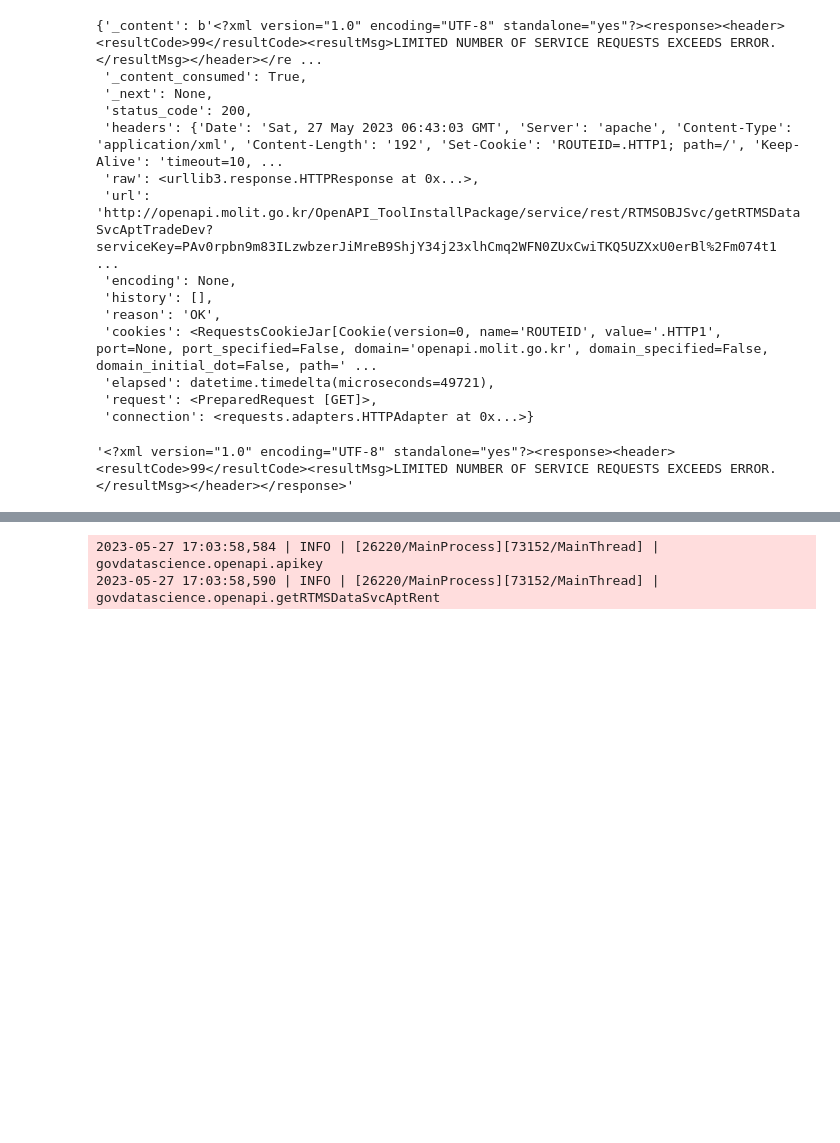
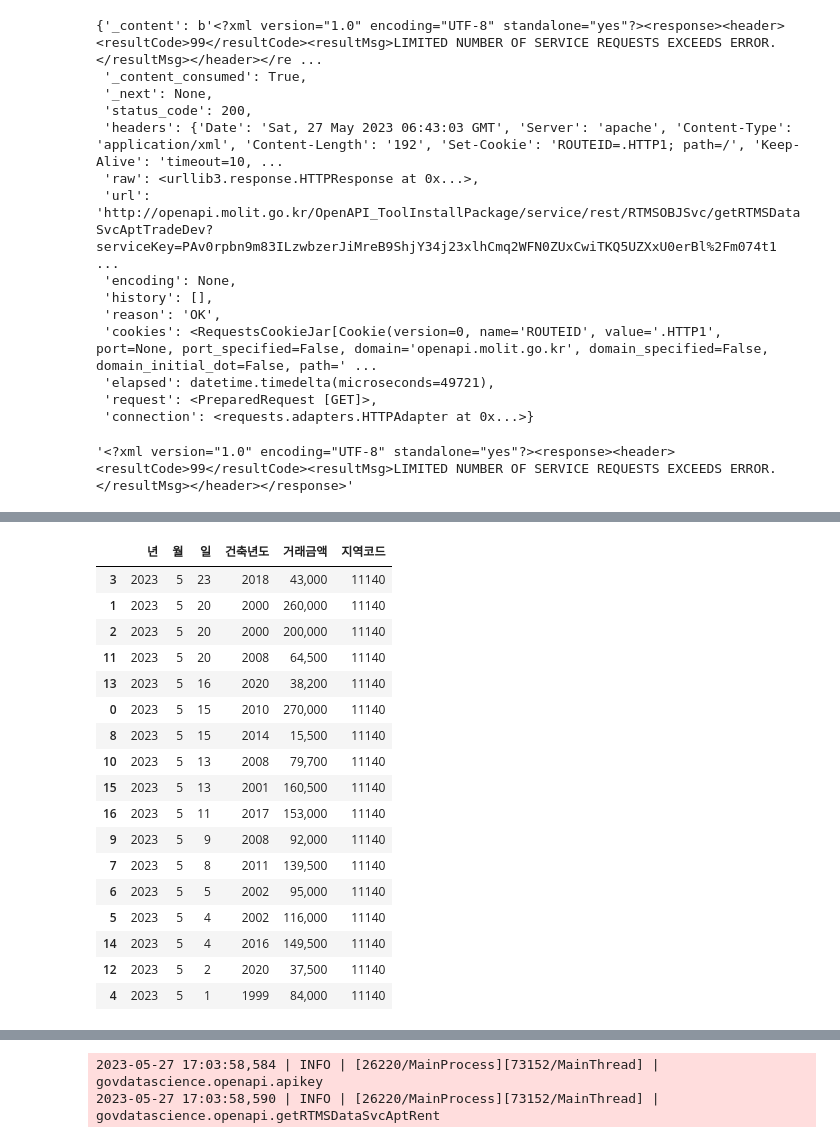
Before and after one commit to innovata/GovDataScience, a Jupyter notebook: jupyter/openapi.ipynb, the cells around one changed output, grey strips where cells are left out. Cells and saved outputs as stored; diff of their text form; code cells hidden in the pictures; blank space fills up the shorter version.

```diff
--- a/jupyter/openapi.ipynb
+++ b/jupyter/openapi.ipynb
@@ -101,2 +144,25 @@ df
+# %%
+df = pd.DataFrame(d['data'])
+df.sort_values(['년','월','일'], ascending=False).\
+    loc[:, ['년','월','일','건축년도','거래금액','지역코드']]
+# %% [output]
+|  | 년 | 월 | 일 | 건축년도 | 거래금액 | 지역코드 |
+| 3 | 2023 | 5 | 23 | 2018 | 43,000 | 11140 |
+| 1 | 2023 | 5 | 20 | 2000 | 260,000 | 11140 |
+| 2 | 2023 | 5 | 20 | 2000 | 200,000 | 11140 |
+| 11 | 2023 | 5 | 20 | 2008 | 64,500 | 11140 |
+| 13 | 2023 | 5 | 16 | 2020 | 38,200 | 11140 |
+| 0 | 2023 | 5 | 15 | 2010 | 270,000 | 11140 |
+| 8 | 2023 | 5 | 15 | 2014 | 15,500 | 11140 |
+| 10 | 2023 | 5 | 13 | 2008 | 79,700 | 11140 |
+| 15 | 2023 | 5 | 13 | 2001 | 160,500 | 11140 |
+| 16 | 2023 | 5 | 11 | 2017 | 153,000 | 11140 |
+| 9 | 2023 | 5 | 9 | 2008 | 92,000 | 11140 |
+| 7 | 2023 | 5 | 8 | 2011 | 139,500 | 11140 |
+| 6 | 2023 | 5 | 5 | 2002 | 95,000 | 11140 |
+| 5 | 2023 | 5 | 4 | 2002 | 116,000 | 11140 |
+| 14 | 2023 | 5 | 4 | 2016 | 149,500 | 11140 |
+| 12 | 2023 | 5 | 2 | 2020 | 37,500 | 11140 |
+| 4 | 2023 | 5 | 1 | 1999 | 84,000 | 11140 |
 # %%
 df.info()
```
Also changed, not shown: parts of 11 cells of this notebook, 12 other files.
